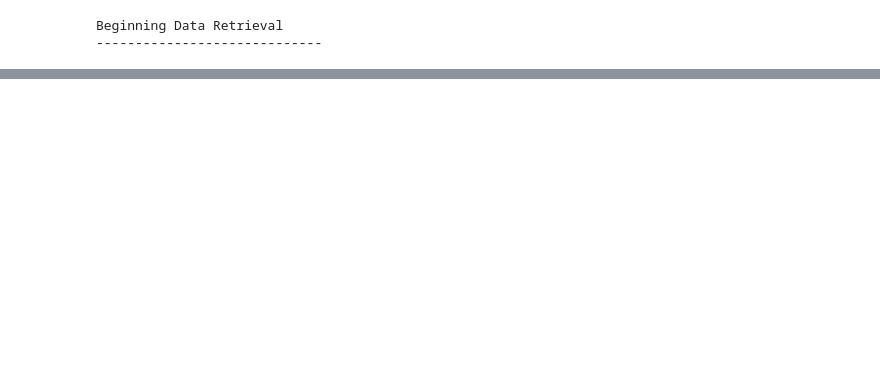
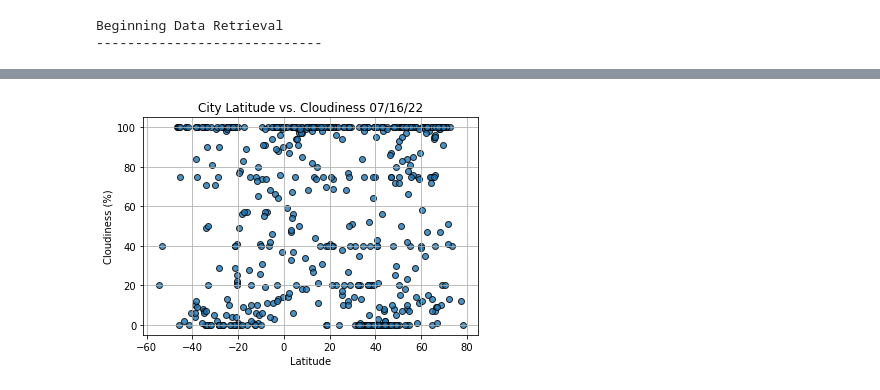
Before and after one commit to Fkourouma1/World_Weather_Analysis, a Jupyter notebook: WeatherPy.ipynb, the cells around one changed output, grey strips where cells are left out. Cells and saved outputs as stored; diff of their text form; code cells hidden in the pictures; blank space fills up the shorter version.

```diff
--- a/WeatherPy.ipynb
+++ b/WeatherPy.ipynb
@@ -151,5 +168,5 @@ city_data_df.head()
 # %%
-new_column_order = ["column2", "column4", "column1"]
+new_column_order = ["City", "Country", "Date", "Lat", "Lng", "Max Temp", "Humidity", "Cloudiness", "Wind Speed"]
 city_data_df = city_data_df[new_column_order]
 city_data_df
 # %% [output]
@@ -252,0 +244,23 @@ plt.show()
+# %%
+# Import time module
+import time
+
+# Build the scatter plot for latitude vs. Humidity.
+plt.scatter(lats,
+            cloudiness,
+            edgecolor="black", linewidths=1, marker="o",
+            alpha=0.8, label="Cities")
+
+# Incorporate the other graph properties.
+plt.title(f"City Latitude vs. Cloudiness "+ time.strftime("%x"))
+plt.ylabel("Cloudiness (%)")
+plt.xlabel("Latitude")
+plt.grid(True)
+
+# Save the figure.
+plt.savefig("weather_data/Fig2.png")
+
+# Show plot.
+plt.show()
+# %% [output]
+[figure, added]
```
Also changed, not shown: parts of 27 cells of this notebook.
